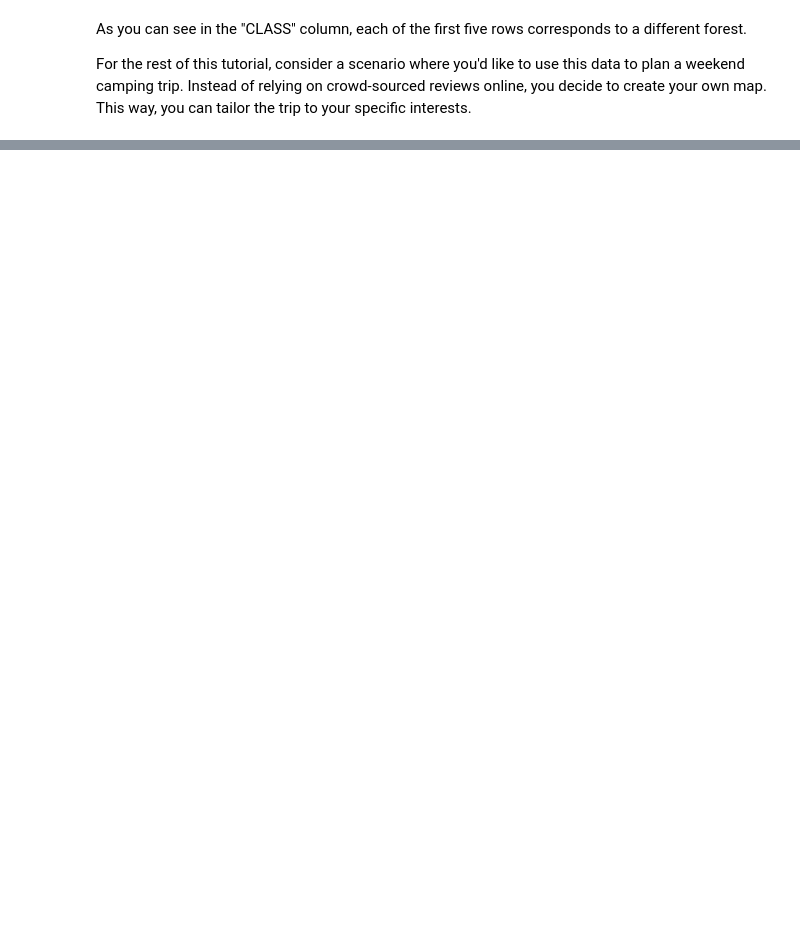
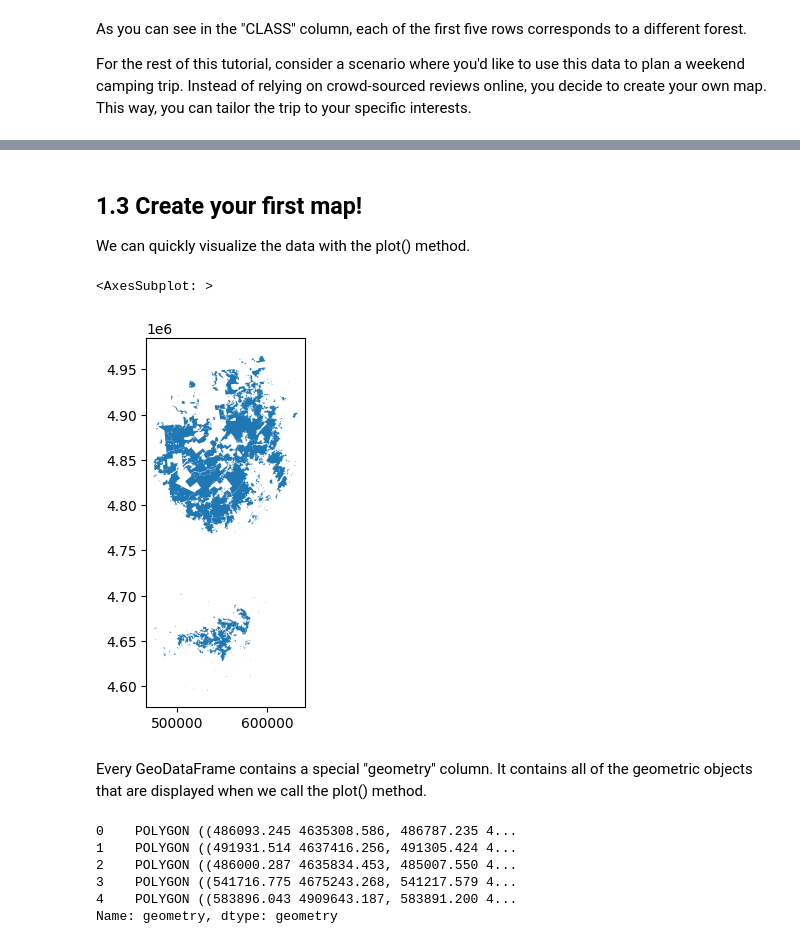
Before and after one commit to pengfei99/GeoSpatial_analysis_python, a Jupyter notebook: Lessons/01.Introduction.ipynb, the cells around one changed output, grey strips where cells are left out. Cells and saved outputs as stored; diff of their text form; code cells hidden in the pictures; blank space fills up the shorter version.

```diff
--- a/Lessons/01.Introduction.ipynb
+++ b/Lessons/01.Introduction.ipynb
@@ -49,0 +59,3 @@ For the rest of this tutorial, consider a scenario where you'd like to use this
+# %%
+# For instance, we can select a subset of the colum.
+sub_df = full_data.loc[:, ["CLASS", "COUNTY", "geometry"]].copy()
@@ -49,0 +81,5 @@ For the rest of this tutorial, consider a scenario where you'd like to use this
+# %%
+# Select lands that fall under the "WILD FOREST" or "WILDERNESS" category
+# like filter(col() isin [])
+wild_lands = sub_df.loc[sub_df.CLASS.isin(['WILD FOREST', 'WILDERNESS'])].copy()
+wild_lands.head()
@@ -49,0 +93,21 @@ For the rest of this tutorial, consider a scenario where you'd like to use this
+# %% [markdown]
+## 1.3 Create your first map!
+
+We can quickly visualize the data with the plot() method.
+# %%
+wild_lands.plot()
+# %% [output]
+<AxesSubplot: >
+[figure, added]
+# %% [markdown]
+Every GeoDataFrame contains a special "geometry" column. It contains all of the geometric objects that are displayed when we call the plot() method.
+# %%
+# View the first five entries in the "geometry" column
+wild_lands.geometry.head()
+# %% [output]
+0    POLYGON ((486093.245 4635308.586, 486787.235 4...
+1    POLYGON ((491931.514 4637416.256, 491305.424 4...
+2    POLYGON ((486000.287 4635834.453, 485007.550 4...
+3    POLYGON ((541716.775 4675243.268, 541217.579 4...
+4    POLYGON ((583896.043 4909643.187, 583891.200 4...
+Name: geometry, dtype: geometry
```
Also changed, not shown: parts of 7 cells of this notebook.
